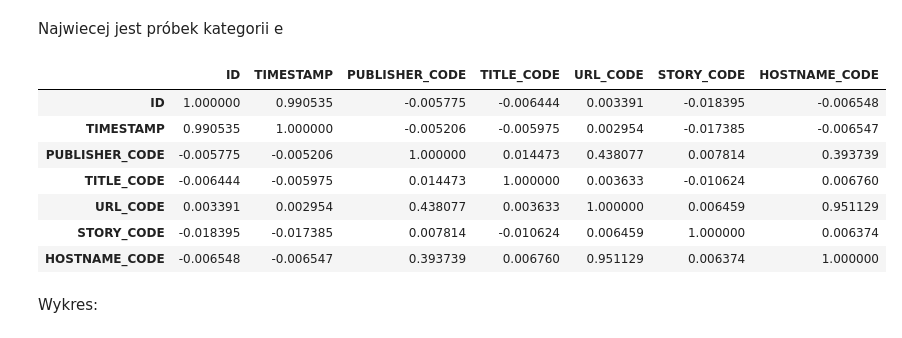
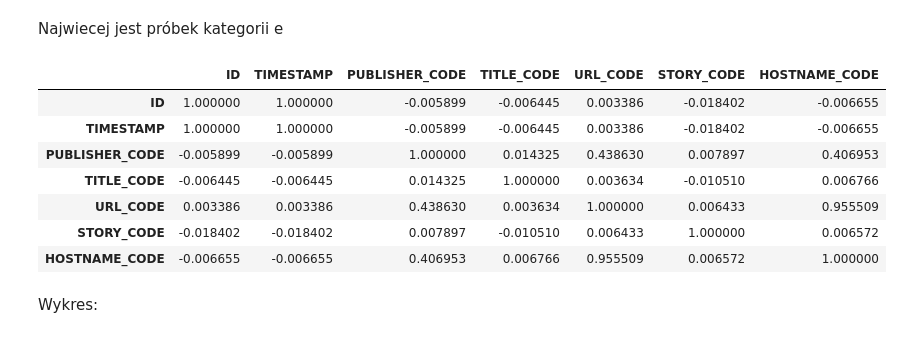
Before and after one commit to kiker7/Eksploracja-danych-projekt, a Jupyter notebook: Sprawozdanie.ipynb, the cells around one changed output. Saved outputs shown, nothing was run; the diff lists cells and outputs as text; code cells hidden in the pictures.

```diff
--- a/Sprawozdanie.ipynb
+++ b/Sprawozdanie.ipynb
@@ -173,17 +173,17 @@ news.describe(include='all')
 # %% [markdown]
 Najwiecej jest próbek kategorii e
 # %%
-pearson_matrix = news.corr("pearson")
+pearson_matrix = news.corr("spearman")
 pearson_matrix
 # %% [output]
 |  | ID | TIMESTAMP | PUBLISHER_CODE | TITLE_CODE | URL_CODE | STORY_CODE | HOSTNAME_CODE |
-| ID | 1.000000 | 0.990535 | -0.005775 | -0.006444 | 0.003391 | -0.018395 | -0.006548 |
-| TIMESTAMP | 0.990535 | 1.000000 | -0.005206 | -0.005975 | 0.002954 | -0.017385 | -0.006547 |
-| PUBLISHER_CODE | -0.005775 | -0.005206 | 1.000000 | 0.014473 | 0.438077 | 0.007814 | 0.393739 |
-| TITLE_CODE | -0.006444 | -0.005975 | 0.014473 | 1.000000 | 0.003633 | -0.010624 | 0.006760 |
-| URL_CODE | 0.003391 | 0.002954 | 0.438077 | 0.003633 | 1.000000 | 0.006459 | 0.951129 |
-| STORY_CODE | -0.018395 | -0.017385 | 0.007814 | -0.010624 | 0.006459 | 1.000000 | 0.006374 |
-| HOSTNAME_CODE | -0.006548 | -0.006547 | 0.393739 | 0.006760 | 0.951129 | 0.006374 | 1.000000 |
+| ID | 1.000000 | 1.000000 | -0.005899 | -0.006445 | 0.003386 | -0.018402 | -0.006655 |
+| TIMESTAMP | 1.000000 | 1.000000 | -0.005899 | -0.006445 | 0.003386 | -0.018402 | -0.006655 |
+| PUBLISHER_CODE | -0.005899 | -0.005899 | 1.000000 | 0.014325 | 0.438630 | 0.007897 | 0.406953 |
+| TITLE_CODE | -0.006445 | -0.006445 | 0.014325 | 1.000000 | 0.003634 | -0.010510 | 0.006766 |
+| URL_CODE | 0.003386 | 0.003386 | 0.438630 | 0.003634 | 1.000000 | 0.006433 | 0.955509 |
+| STORY_CODE | -0.018402 | -0.018402 | 0.007897 | -0.010510 | 0.006433 | 1.000000 | 0.006572 |
+| HOSTNAME_CODE | -0.006655 | -0.006655 | 0.406953 | 0.006766 | 0.955509 | 0.006572 | 1.000000 |
 # %% [markdown]
 Wykres:
 # %%
```
Also changed, not shown: parts of 2 cells of this notebook.
